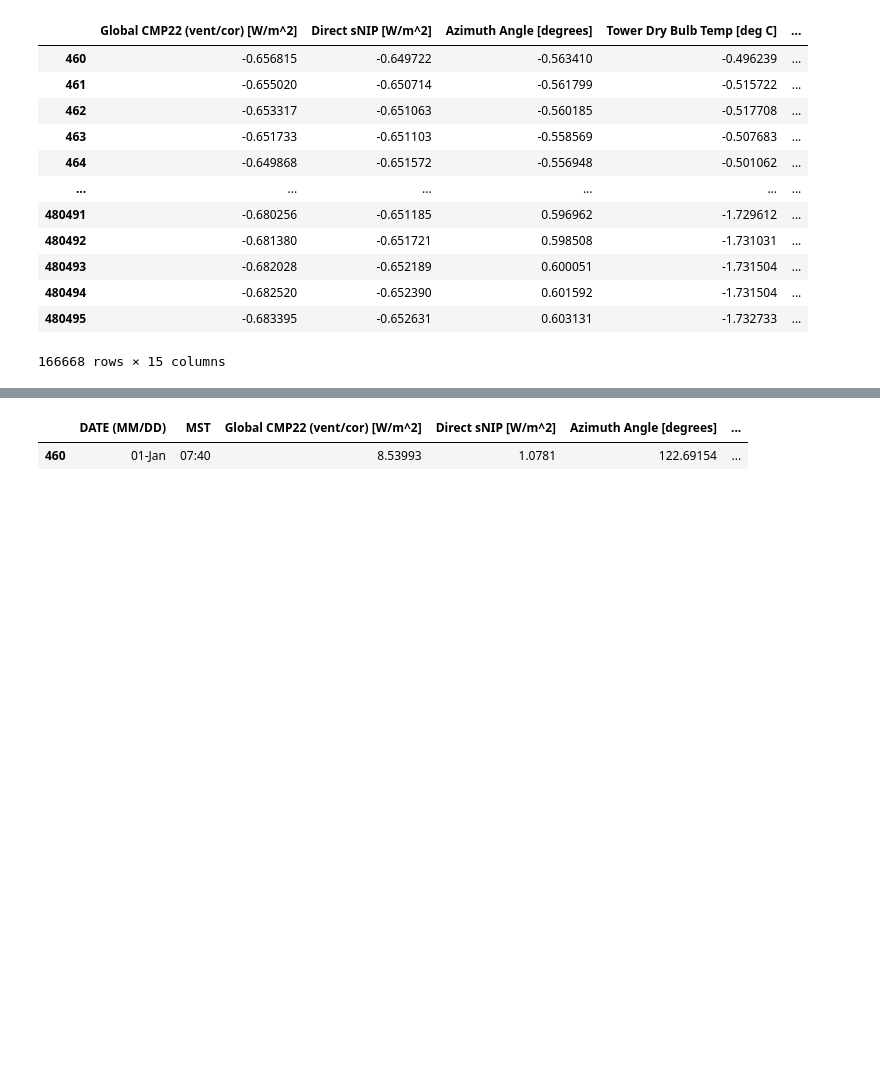
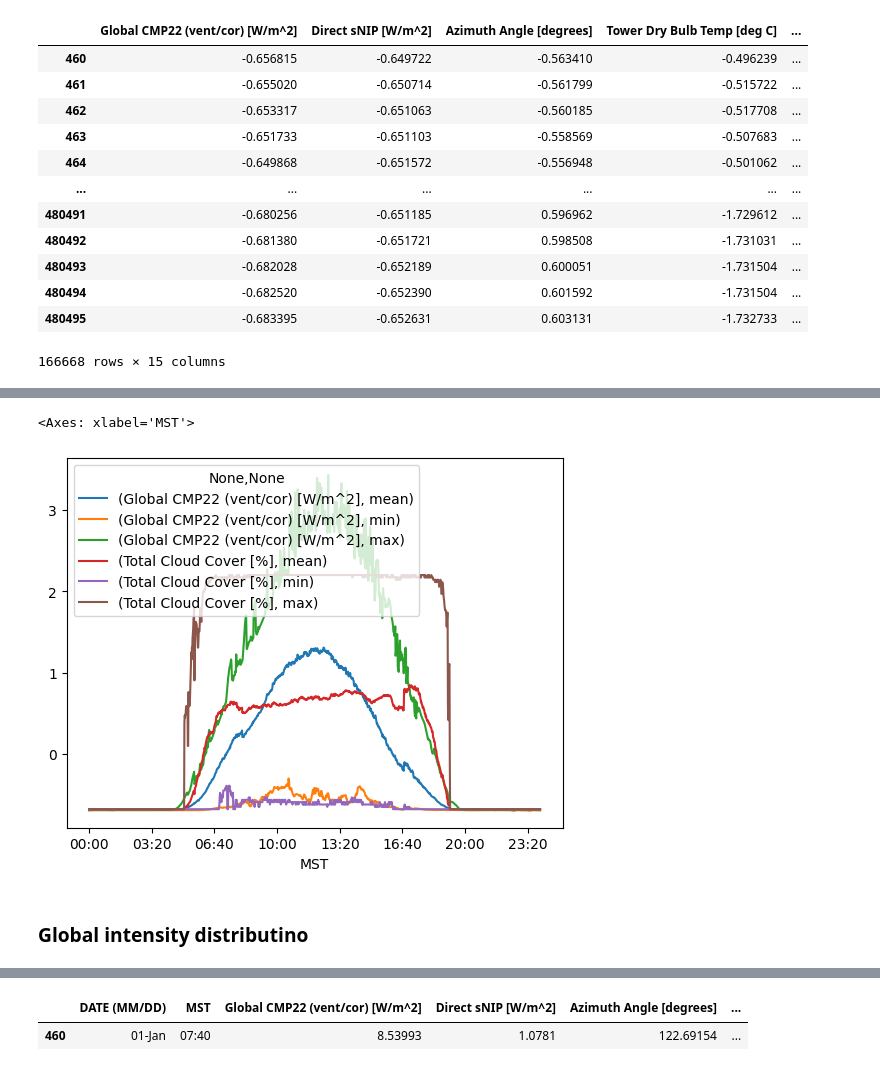
Before and after one commit to lordaarush/Cloud-Cover-Detection, a Jupyter notebook: clouds-movement-prediction.ipynb, the cells around one changed output, grey strips where cells are left out. Drawn from its saved outputs; the diff is of its cells as text; code cells hidden in the pictures; blank space fills up the shorter version.

```diff
--- a/clouds-movement-prediction.ipynb
+++ b/clouds-movement-prediction.ipynb
@@ -370,7 +476,7 @@ from sklearn.preprocessing import StandardScaler
 
 # Initialize StandardScaler
 scaler = StandardScaler()
-df_scaled = pd.DataFrame(scaler.fit_transform(df_x), columns=df_x.columns)
+df_scaled = pd.DataFrame(scaler.fit_transform(df_num), columns=df_num.columns)
 df_scaled
 # %% [output]
 |  | Global CMP22 (vent/cor) [W/m^2] | Direct sNIP [W/m^2] | Azimuth Angle [degrees] | Tower Dry Bulb Temp [deg C] | ... |
@@ -433,0 +564,7 @@ df_scaled.loc[day_idx].corr()
+# %%
+(df_scaled_joined.loc[day_idx,['MST','Global CMP22 (vent/cor) [W/m^2]','Total Cloud Cover [%]']][0:]).groupby('MST').agg(['mean','min','max']).plot()
+# %% [output]
+<Axes: xlabel='MST'>
+[figure, added]
+# %% [markdown]
+### Global intensity distributino
```
Also changed, not shown: parts of 75 cells of this notebook.
